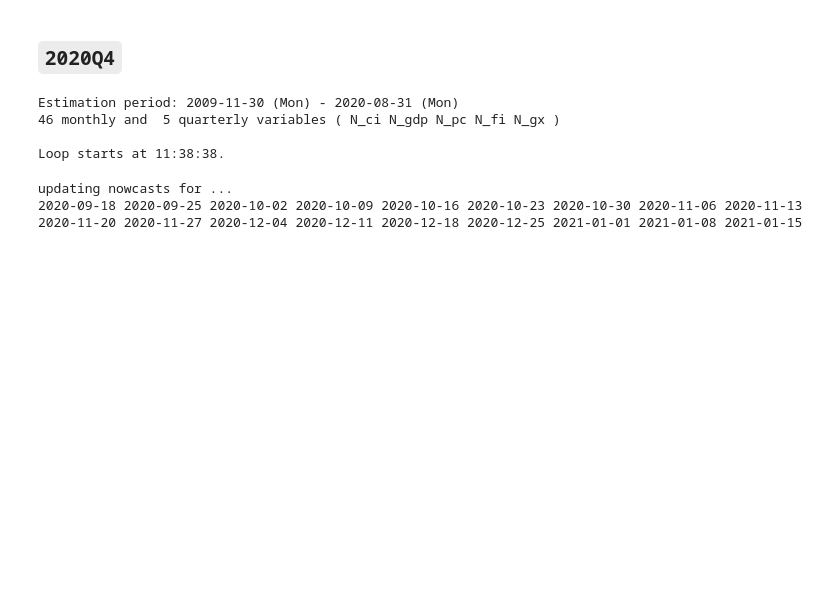
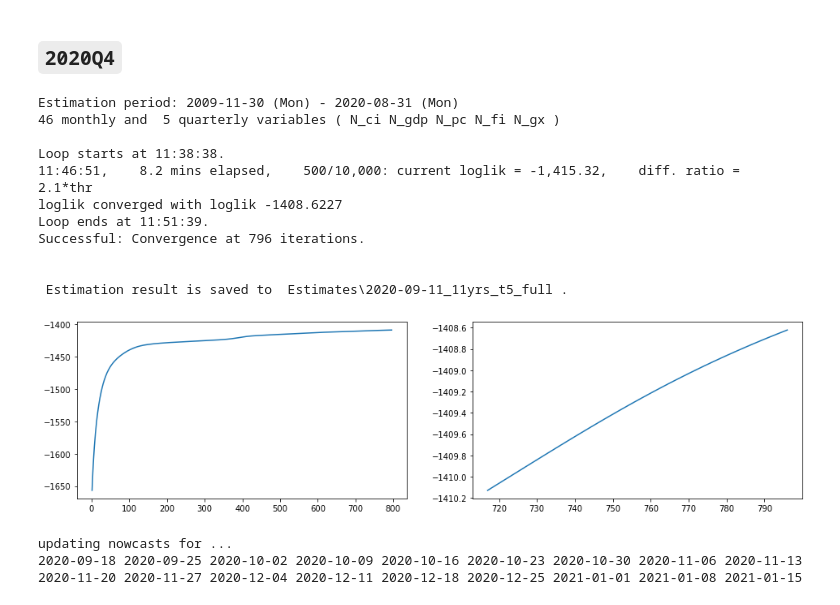
Before and after one commit to hyunchangyi/nowcasting, a Jupyter notebook: nowcasting_kr.ipynb, the cells around one changed output. Saved outputs shown, nothing was run; the diff lists cells and outputs as text; code cells hidden in the pictures; blank space fills up the shorter version.

```diff
--- a/nowcasting_kr.ipynb
+++ b/nowcasting_kr.ipynb
@@ -1903,35 +1910,43 @@ max_iter = 10000
 gamma = 0.1
 
 # vintages for estimation, nowcasting
-target, fvintage, lvintage, sample_start, vintages = get_target_vintages(t_var, t_year, t_month, sample_yrs)
+fvintage, lvintage, sample_start, vintages = get_target_vintages(t_var, t_year, t_month, sample_yrs)
 
 # set filename to which estimation result is saved
 est_res_fname = 'Estimates\\' + fvintage + '_' + str(sample_yrs) + 'yrs_t' + str(threshold) + '_full'
 
 ######################################
 # procedures
 ######################################
 
 # DFM structure
 S = DFM_structure(blocks)    # r, p, Rcon, q
 
 # data load
 X_t, X_r = load_data(path.join('input', 'mdata', fvintage + '.xlsx'), spec, sample_start)
 
 ## DATA Normalization and InitCond
 X_n, X_m, X_s = (X_t-X_t.mean(skipna=True))/X_t.std(skipna=True), X_t.mean(skipna=True), X_t.std(skipna=True)
 
 # optNaN.method=2 : Remove leading and closing zeros, optNaN.k=3: See remNaN_spline
 M = InitCond(X_n, S, spec, blocks, optNaN(2, 3))
 
 # Remove the leading and ending nans
 y, indNaN = remNaNs_spline(X_n, optNaN(3, 3))  # y = X_n for the estimation WITH missing data
 
 # parameters for EM loop: threshold, max_iter, gamma
 ER = dfm(y.T, X_m, X_s, M, S, spec, blocks, parEM(10**(-threshold), int(max_iter), gamma), est_res_fname)
 # %% [output]
 Estimation period: 2009-11-30 (Mon) - 2020-08-31 (Mon)
 46 monthly and  5 quarterly variables ( N_ci N_gdp N_pc N_fi N_gx )
 
 Loop starts at 11:38:38.
+11:46:51,    8.2 mins elapsed,    500/10,000: current loglik = -1,415.32,    diff. ratio =  2.1*thr
+loglik converged with loglik -1408.6227
+Loop ends at 11:51:39.
+Successful: Convergence at 796 iterations.
+
+
+ Estimation result is saved to  Estimates\2020-09-11_11yrs_t5_full .
+[figure, added]
 # %%
```
Also changed, not shown: parts of 17 cells of this notebook.
